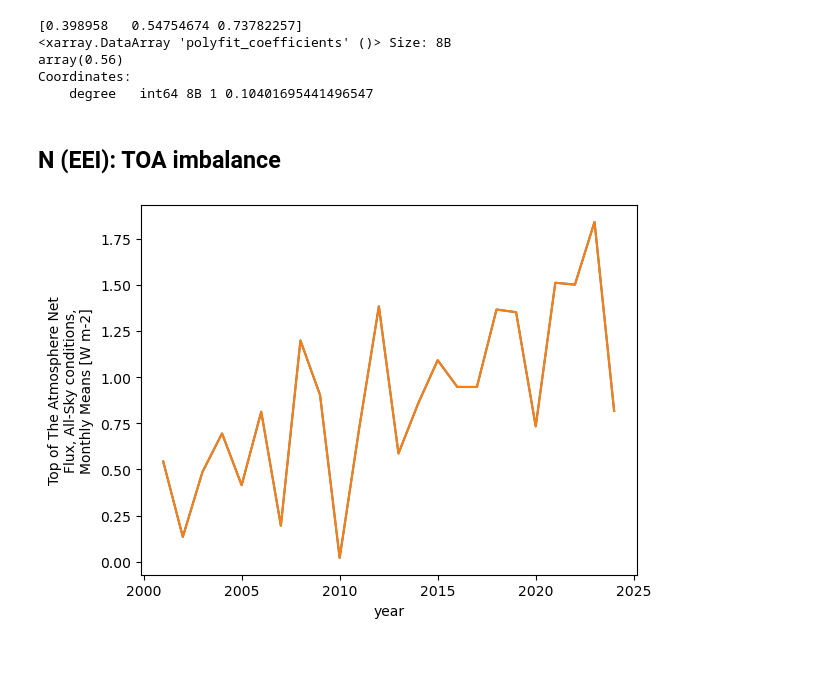
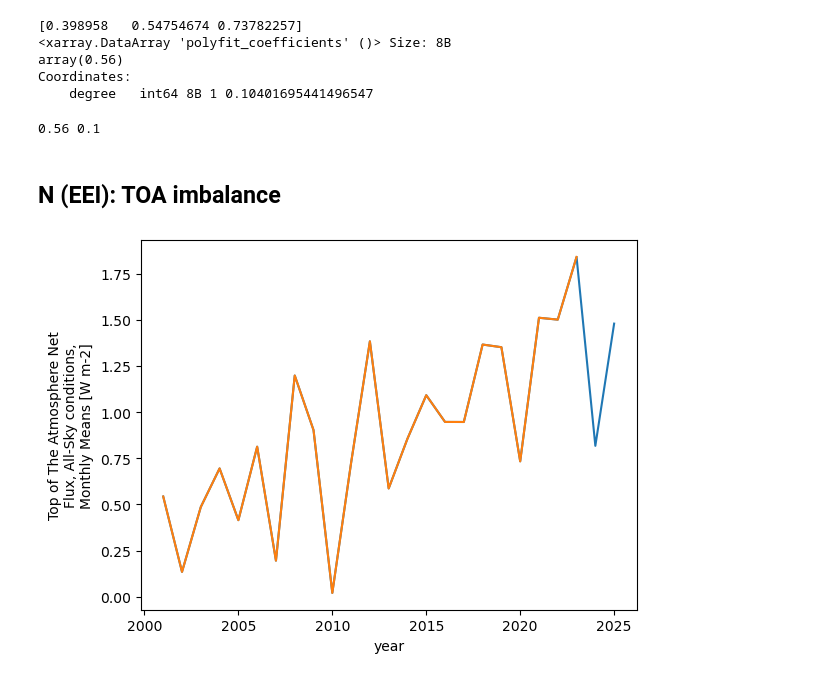
Before and after one commit to vtcooper/bayecs, a Jupyter notebook: grl_eei.ipynb, the cells around one changed output. Cells and saved outputs as stored; diff of their text form; code cells hidden in the pictures.

```diff
--- a/grl_eei.ipynb
+++ b/grl_eei.ipynb
@@ -51,15 +91,26 @@ print(dFdt.mean().round(2), dFdt.std().values)
 array(0.56)
 Coordinates:
     degree   int64 8B 1 0.10401695441496547
+# %%
+## set parameters
+dFdt_mu = dFdt.mean().values
+dFdt_sig = dFdt.std(ddof=1).values
+print(dFdt_mu.round(2), dFdt_sig.round(2))
+# %% [output]
+0.56 0.1
 # %% [markdown]
 ## N (EEI): TOA imbalance
 # %%
 path = 'ceres_ebaf/ceres_ebaf/dl_20260602_globalmeanTOA/'
 fname = 'CERES_EBAF_Ed4.2.1_Subset_200003-202512.nc'
 ceres = xr.open_dataset(global_dpath + path + fname).sel(
-    time=slice('2001-01-01','2024-12-31')).groupby('time.year').mean()
+    time=slice('2001-01-01','2025-12-31')).groupby('time.year').mean()
 ceres['gtoa_net_all_mon'].plot()
 
+ceres['gtoa_net_all_mon'].sel(year=ceres_tsel).plot()
+
+N = ceres['gtoa_net_all_mon'].sel(year=ceres_tsel)
+
 plt.show()
 # %% [output]
-[figure, old version]
+[figure, new version]
```
Also changed, not shown: parts of 27 cells of this notebook.
